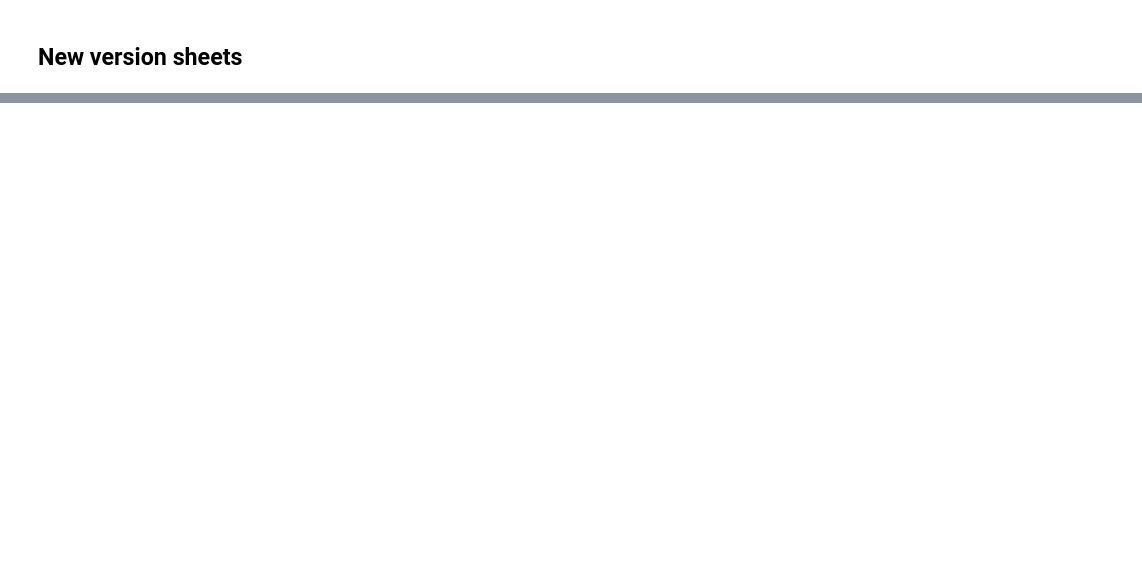
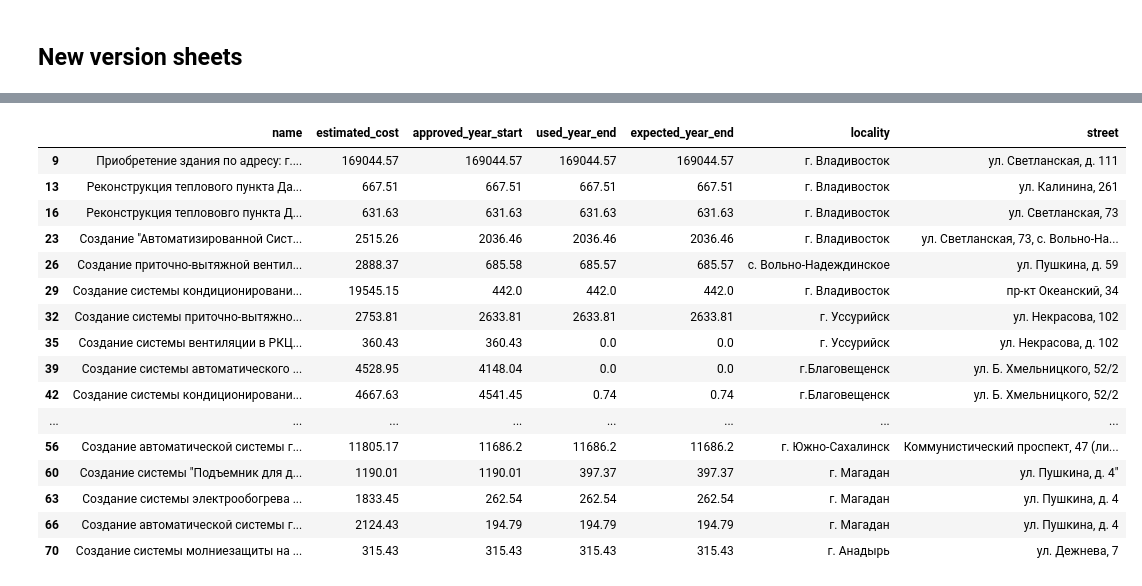
Before and after one commit to 999rse/noa_cb_intern, a Jupyter notebook: kc_tr_kr_operating.ipynb, the cells around one changed output, grey strips where cells are left out. Saved outputs shown, nothing was run; the diff lists cells and outputs as text; code cells hidden in the pictures; blank space fills up the shorter version.

```diff
--- a/kc_tr_kr_operating.ipynb
+++ b/kc_tr_kr_operating.ipynb
@@ -240,6 +240,3 @@ results[5]
 | 57 | Выборочный капитальный ремонт Адм... | 356.11 | 356.11 | 356.11 | 356.11 | г. Якутск | ул. Кирова, д. 17 |
 # %% [markdown]
 # KS operations
-# %%
-filexlsx = pd.read_excel("train_data/KC_TR_KR/KS on 01.01.2017.xls", skiprows=4)
-filexlsx
@@ -347,5 +332,2 @@ See the caveats in the documentation: https://pandas.pydata.org/pandas-docs/stab
 # %% [markdown]
 ## New version sheets
-# %%
-filexlsx = pd.read_excel("train_data/KC_TR_KR/KS on 01.01.2020.xlsx", skiprows=7)
-filexlsx
@@ -458,0 +334,29 @@ See the caveats in the documentation: https://pandas.pydata.org/pandas-docs/stab
+# %%
+KS_files = ["KS on 01.01.2020.xlsx", "KS on 01.01.2021.xlsx", "KS on 01.01.2022.xlsx"]
+
+for KS_file in KS_files:
+    filexlsx = pd.read_excel("train_data/KC_TR_KR/"+KS_file, skiprows=7) # Skip header
+
+    columns_to_drop = [0, 2, 4, 5, 7, 8, 10, 11, 12, 14, 15, 16, 17, 18, 19, 20]
+    filexlsx = filexlsx.drop(filexlsx.columns[columns_to_drop], axis=1)
+
+    new_column_names = ["name", "estimated_cost", "approved_year_start", "used_year_end", "expected_year_end"]
+    filexlsx.columns = new_column_names
+
+    ### Old version sheets were in thousands roubles
+    columns_to_divide = ['estimated_cost', 'approved_year_start', 'used_year_end', 'expected_year_end']
+    # Convert the specified columns to numeric type
+    filexlsx[columns_to_divide] = filexlsx[columns_to_divide].apply(pd.to_numeric, errors='coerce')
+    # Divide
+    filexlsx[columns_to_divide] = filexlsx[columns_to_divide].div(1000)
+    # Round the numeric values to two decimal places
+    filexlsx[columns_to_divide] = filexlsx[columns_to_divide].round(2)
+    # Convert the columns back to string type
+    filexlsx[columns_to_divide] = filexlsx[columns_to_divide].astype(str)
+
+    target_line_startswith = ["Реконструкция", "Строительство", "Создание", "Приобретение"]
+    filtered_rows = filexlsx[filexlsx['name'].apply(lambda x: str(x).startswith(tuple(target_line_startswith)) if pd.notna(x) else False)]
+
+    filtered_rows[['locality', 'street']] = filtered_rows['name'].apply(lambda x: pd.Series(extract_locality_and_street(x)))
+
+    results_KS.append(filtered_rows)
@@ -458,0 +381,21 @@ See the caveats in the documentation: https://pandas.pydata.org/pandas-docs/stab
+# %%
+# 2019
+results_KS[3]
+# %% [output]
+|  | name | estimated_cost | approved_year_start | used_year_end | expected_year_end | locality | street |
+| 9 | Приобретение здания по адресу: г.... | 169044.57 | 169044.57 | 169044.57 | 169044.57 | г. Владивосток | ул. Светланская, д. 111 |
+| 13 | Реконструкция теплового пункта Да... | 667.51 | 667.51 | 667.51 | 667.51 | г. Владивосток | ул. Калинина, 261 |
+| 16 | Реконструкция теплововго пункта Д... | 631.63 | 631.63 | 631.63 | 631.63 | г. Владивосток | ул. Светланская, 73 |
+| 23 | Создание "Автоматизированной Сист... | 2515.26 | 2036.46 | 2036.46 | 2036.46 | г. Владивосток | ул. Светланская, 73, с. Вольно-На... |
+| 26 | Создание приточно-вытяжной вентил... | 2888.37 | 685.58 | 685.57 | 685.57 | с. Вольно-Надеждинское | ул. Пушкина, д. 59 |
+| 29 | Создание системы кондиционировани... | 19545.15 | 442.0 | 442.0 | 442.0 | г. Владивосток | пр-кт Океанский, 34 |
+| 32 | Создание системы приточно-вытяжно... | 2753.81 | 2633.81 | 2633.81 | 2633.81 | г. Уссурийск | ул. Некрасова, 102 |
+| 35 | Создание системы вентиляции в РКЦ... | 360.43 | 360.43 | 0.0 | 0.0 | г. Уссурийск | ул. Некрасова, д. 102 |
+| 39 | Создание системы автоматического ... | 4528.95 | 4148.04 | 0.0 | 0.0 | г.Благовещенск | ул. Б. Хмельницкого, 52/2 |
+| 42 | Создание системы кондиционировани... | 4667.63 | 4541.45 | 0.74 | 0.74 | г.Благовещенск | ул. Б. Хмельницкого, 52/2 |
+| ... | ... | ... | ... | ... | ... | ... | ... |
+| 56 | Создание автоматической системы г... | 11805.17 | 11686.2 | 11686.2 | 11686.2 | г. Южно-Сахалинск | Коммунистический проспект, 47 (ли... |
+| 60 | Создание системы "Подъемник для д... | 1190.01 | 1190.01 | 397.37 | 397.37 | г. Магадан | ул. Пушкина, д. 4" |
+| 63 | Создание системы электрообогрева ... | 1833.45 | 262.54 | 262.54 | 262.54 | г. Магадан | ул. Пушкина, д. 4 |
+| 66 | Создание автоматической системы г... | 2124.43 | 194.79 | 194.79 | 194.79 | г. Магадан | ул. Пушкина, д. 4 |
+| 70 | Создание системы молниезащиты на ... | 315.43 | 315.43 | 315.43 | 315.43 | г. Анадырь | ул. Дежнева, 7 |
```
Also changed, not shown: parts of 18 cells of this notebook.
